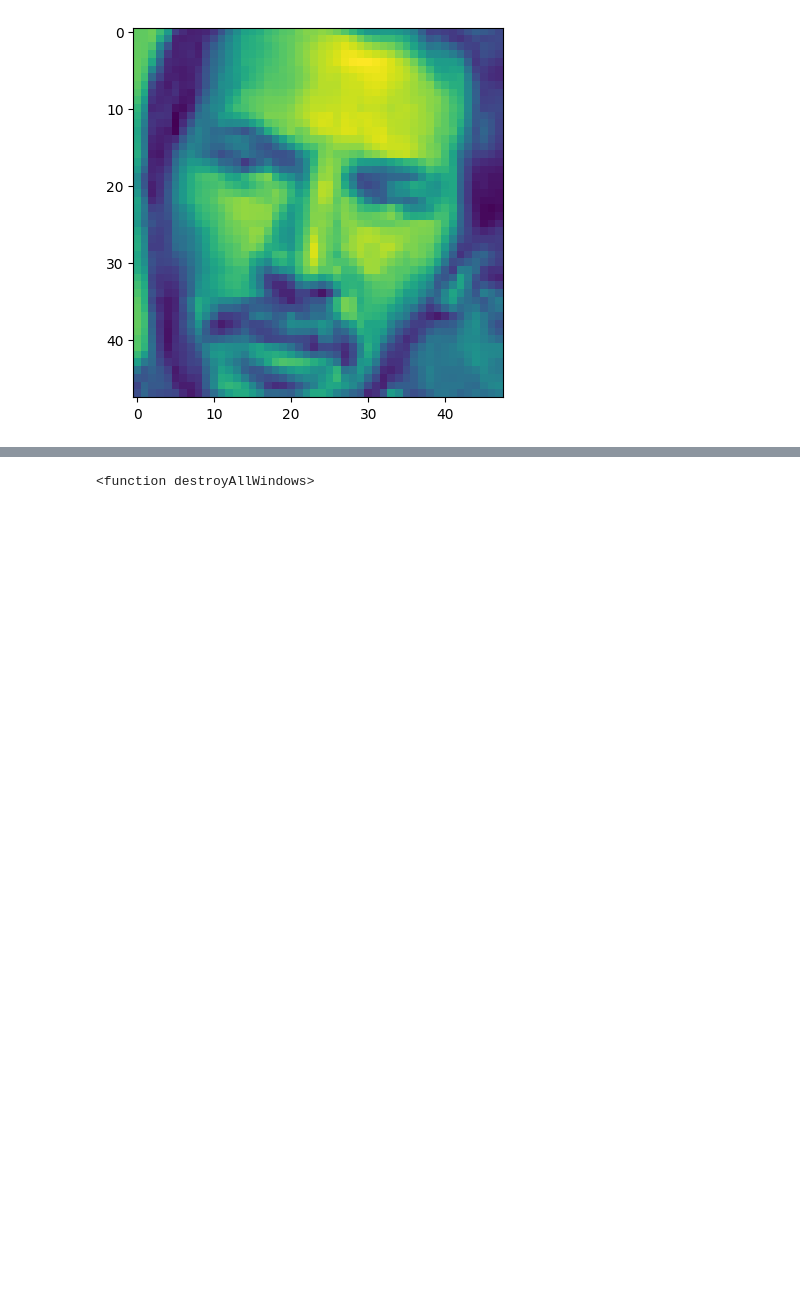
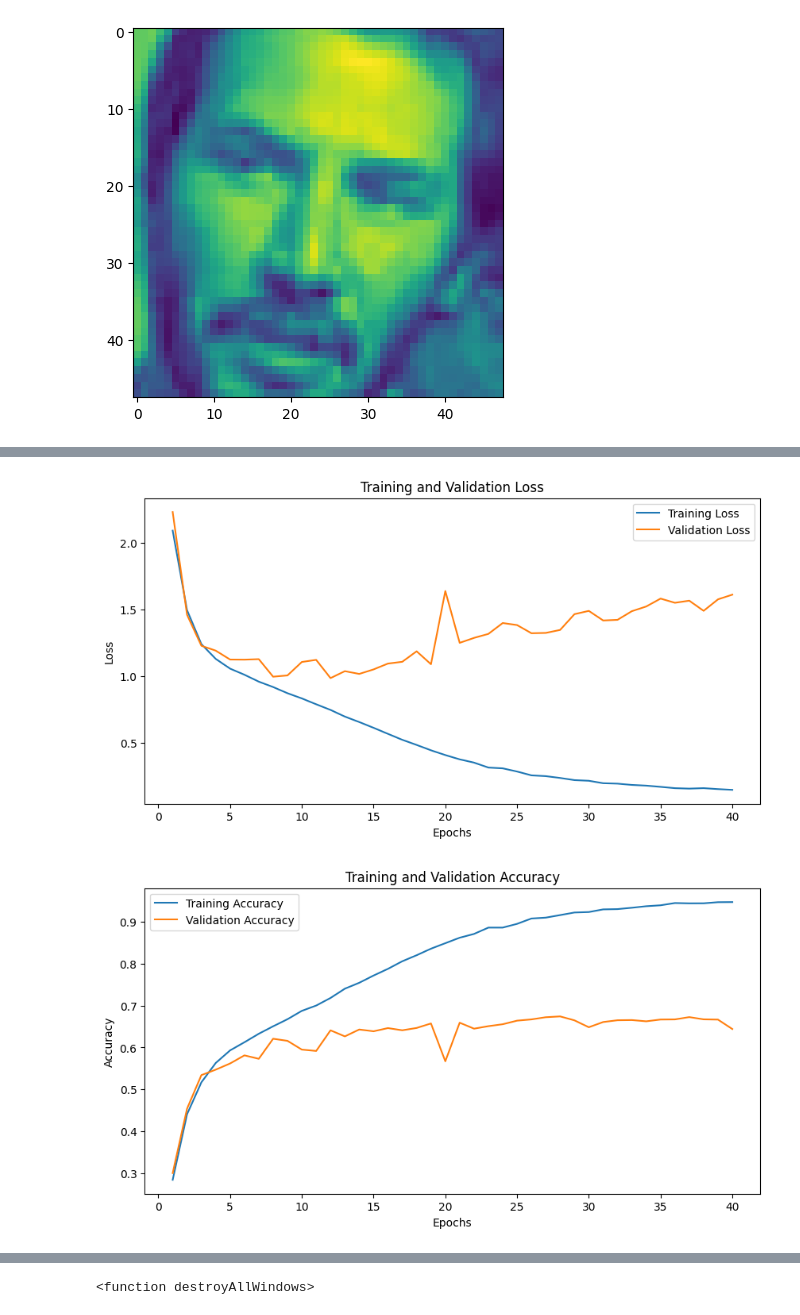
Before and after one commit to AryaKoureshi/Emotion-Detection, a Jupyter notebook: EmotionDetection.ipynb, the cells around one changed output, grey strips where cells are left out. Saved outputs shown, nothing was run; the diff lists cells and outputs as text; code cells hidden in the pictures; blank space fills up the shorter version.

```diff
--- a/EmotionDetection.ipynb
+++ b/EmotionDetection.ipynb
@@ -358,0 +336,26 @@ Saved model to disk
+# %%
+loss = history.history['loss']
+accuracy = history.history['accuracy']
+val_loss = history.history['val_loss']
+val_accuracy = history.history['val_accuracy']
+
+plt.figure(figsize=(10, 5))
+plt.plot(range(1, len(loss) + 1), loss, label='Training Loss')
+plt.plot(range(1, len(val_loss) + 1), val_loss, label='Validation Loss')
+plt.xlabel('Epochs')
+plt.ylabel('Loss')
+plt.title('Training and Validation Loss')
+plt.legend()
+plt.show()
+
+plt.figure(figsize=(10, 5))
+plt.plot(range(1, len(accuracy) + 1), accuracy, label='Training Accuracy')
+plt.plot(range(1, len(val_accuracy) + 1), val_accuracy, label='Validation Accuracy')
+plt.xlabel('Epochs')
+plt.ylabel('Accuracy')
+plt.title('Training and Validation Accuracy')
+plt.legend()
+plt.show()
+# %% [output]
+[figure, added]
+[figure, added]
```
Also changed, not shown: parts of 25 cells of this notebook.
